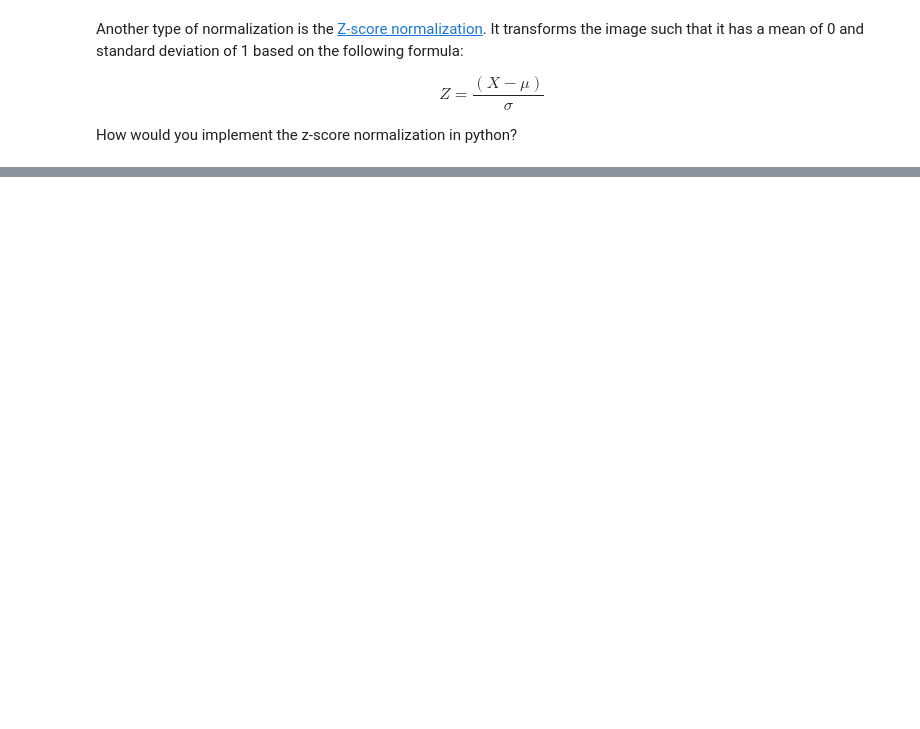
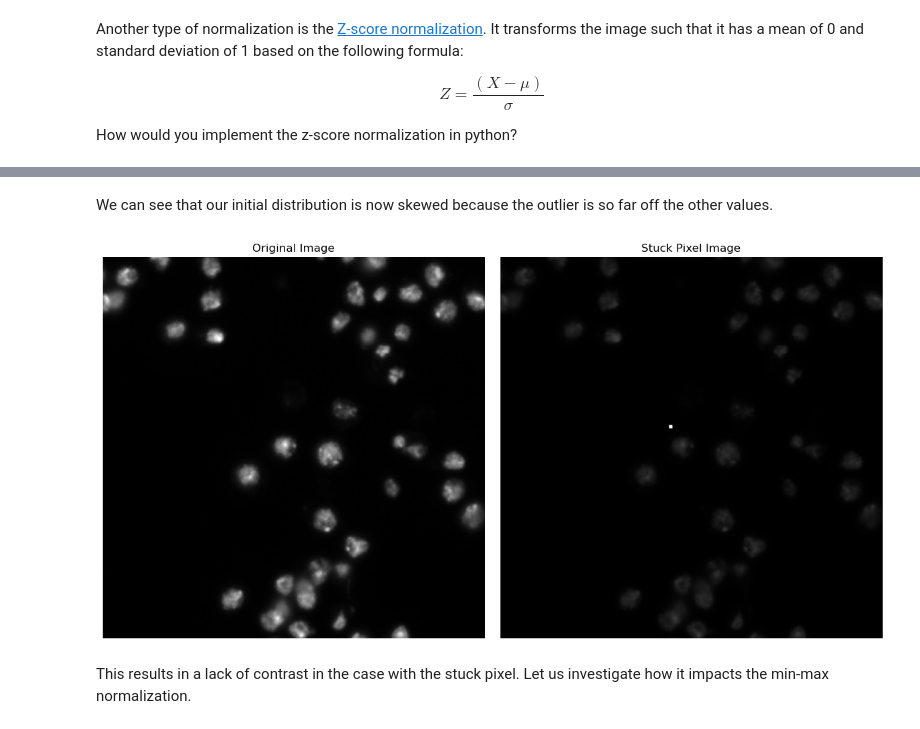
Before and after one commit to haesleinhuepf/BioImageAnalysisNotebooks, a Jupyter notebook: docs/12_image_analysis_basics/normalization.ipynb, the cells around one changed output, grey strips where cells are left out. Drawn from its saved outputs; the diff is of its cells as text; code cells hidden in the pictures; blank space fills up the shorter version.

```diff
--- a/docs/12_image_analysis_basics/normalization.ipynb
+++ b/docs/12_image_analysis_basics/normalization.ipynb
@@ -231,0 +198,3 @@ StackViewNDArray([[-0.89039758, -1.00298397, -1.11557035, ...,
+# %%
+nuclei = imread('../../data/BBBC007_batch/17P1_POS0013_D_1UL.tif')
+insight(nuclei)
@@ -231,0 +211,4 @@ StackViewNDArray([[-0.89039758, -1.00298397, -1.11557035, ...,
+# %%
+nuclei_stuck = nuclei.copy()
+nuclei_stuck[150:153, 150:153] = 1000
+insight(nuclei_stuck)
@@ -231,0 +223,20 @@ StackViewNDArray([[-0.89039758, -1.00298397, -1.11557035, ...,
+# %% [markdown]
+We can see that our initial distribution is now skewed because the outlier is so far off the other values.
+# %%
+# show nuclei and nuclei_stuck side by side
+fig, axes = plt.subplots(1, 2, figsize=(12, 6))
+
+axes[0].imshow(nuclei, cmap='gray')
+axes[0].set_title('Original Image')
+axes[0].axis('off')
+
+axes[1].imshow(nuclei_stuck, cmap='gray')
+axes[1].set_title('Stuck Pixel Image')
+axes[1].axis('off')
+
+plt.tight_layout()
+plt.show()
+# %% [output]
+[figure, added]
+# %% [markdown]
+This results in a lack of contrast in the case with the stuck pixel. Let us investigate how it impacts the min-max normalization.
```
Also changed, not shown: parts of 37 cells of this notebook.
